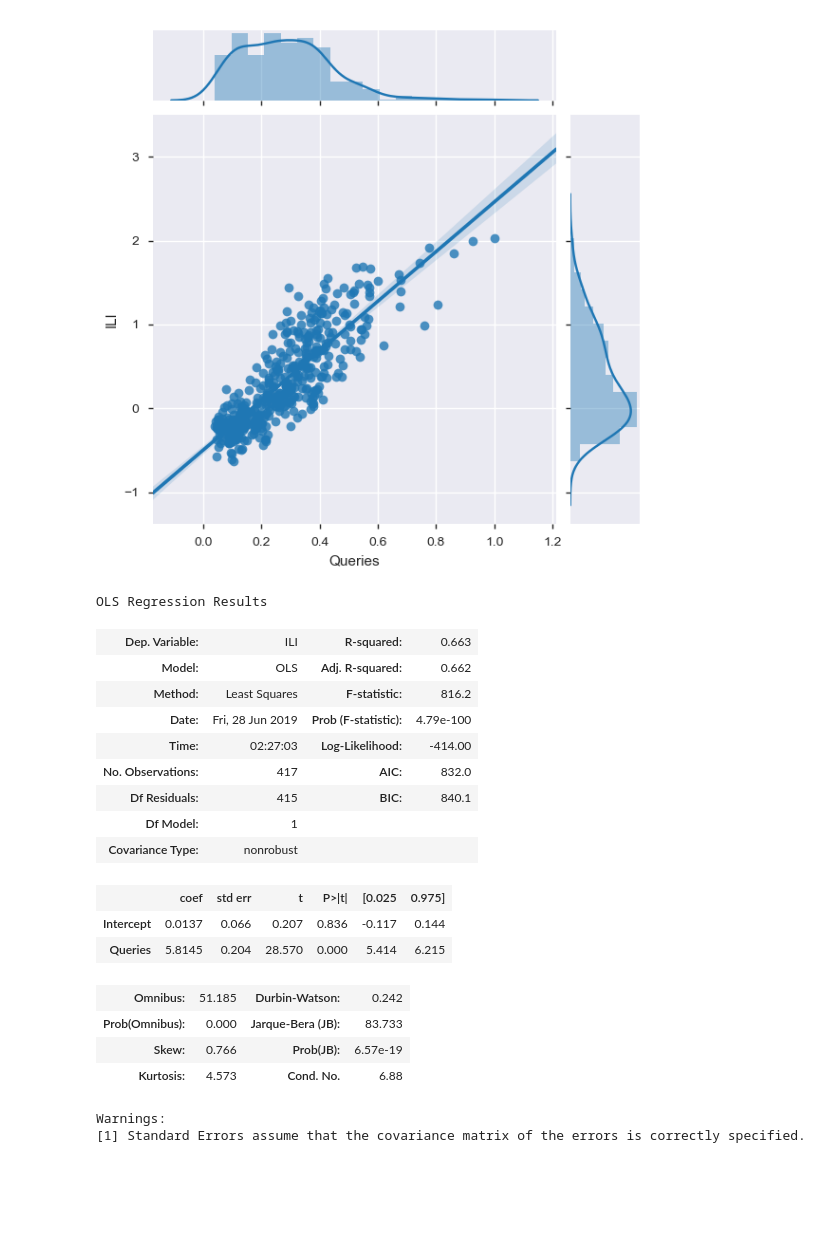
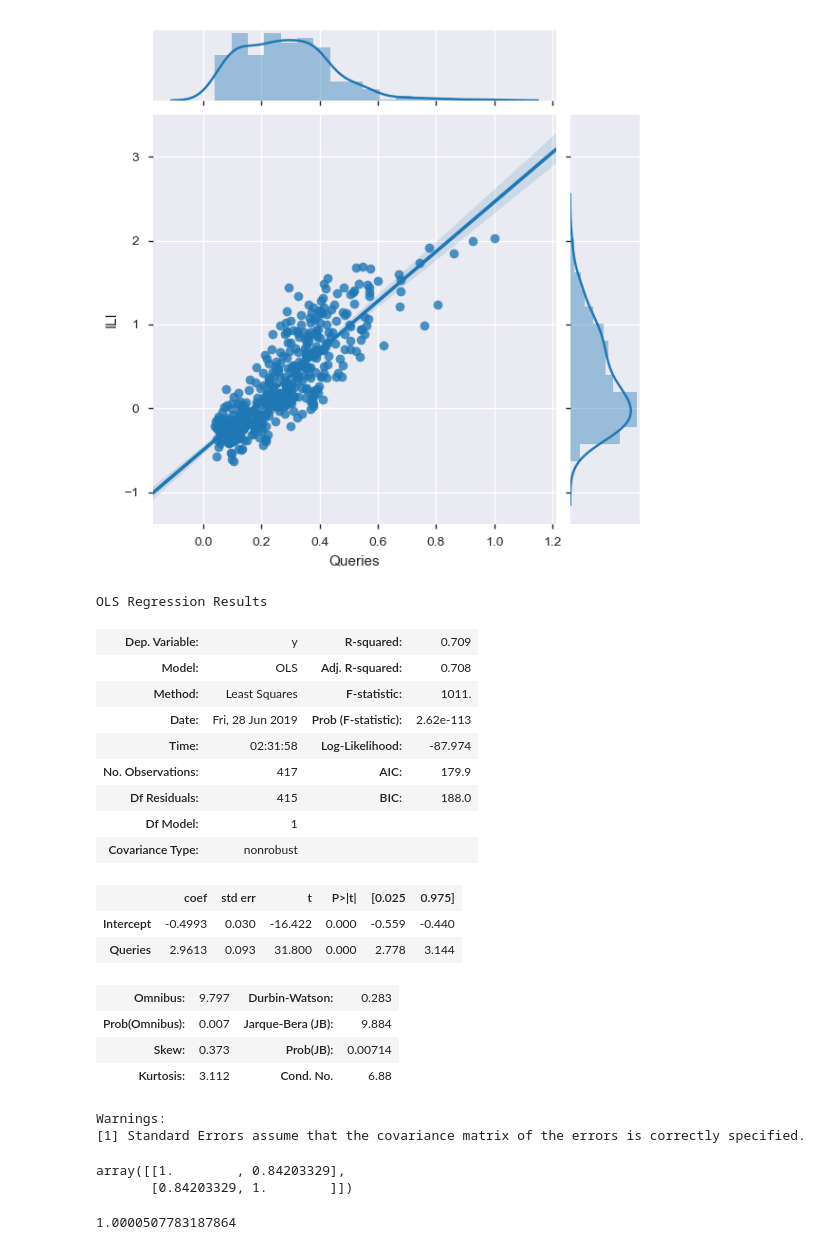
Before and after one commit to atheesh1998/Analytics-Edge, a Jupyter notebook: 2. Linear Regression/6. Flu Epidemic.ipynb, the cells around one changed output. Saved outputs shown, nothing was run; the diff lists cells and outputs as text; code cells hidden in the pictures; blank space fills up the shorter version.

```diff
--- a/2. Linear Regression/6. Flu Epidemic.ipynb
+++ b/2. Linear Regression/6. Flu Epidemic.ipynb
@@ -47,23 +49,28 @@ sns.jointplot(x = flu.Queries, y = np.log(flu.ILI), kind = 'reg')
 # %%
-lm = smf.ols(formula = 'ILI ~ Queries', data =flu).fit()
+lm = smf.ols(formula = 'y ~ Queries', data =flu).fit()
 lm.summary()
 # %% [output]
 OLS Regression Results
-| Dep. Variable: | ILI | R-squared: | 0.663 |
-| Model: | OLS | Adj. R-squared: | 0.662 |
-| Method: | Least Squares | F-statistic: | 816.2 |
-| Date: | Fri, 28 Jun 2019 | Prob (F-statistic): | 4.79e-100 |
-| Time: | 02:27:03 | Log-Likelihood: | -414.00 |
-| No. Observations: | 417 | AIC: | 832.0 |
-| Df Residuals: | 415 | BIC: | 840.1 |
+| Dep. Variable: | y | R-squared: | 0.709 |
+| Model: | OLS | Adj. R-squared: | 0.708 |
+| Method: | Least Squares | F-statistic: | 1011. |
+| Date: | Fri, 28 Jun 2019 | Prob (F-statistic): | 2.62e-113 |
+| Time: | 02:31:58 | Log-Likelihood: | -87.974 |
+| No. Observations: | 417 | AIC: | 179.9 |
+| Df Residuals: | 415 | BIC: | 188.0 |
 | Df Model: | 1 |  |  |
 | Covariance Type: | nonrobust |  |  |
 |  | coef | std err | t | P>|t| | [0.025 | 0.975] |
-| Intercept | 0.0137 | 0.066 | 0.207 | 0.836 | -0.117 | 0.144 |
-| Queries | 5.8145 | 0.204 | 28.570 | 0.000 | 5.414 | 6.215 |
+| Intercept | -0.4993 | 0.030 | -16.422 | 0.000 | -0.559 | -0.440 |
+| Queries | 2.9613 | 0.093 | 31.800 | 0.000 | 2.778 | 3.144 |
-| Omnibus: | 51.185 | Durbin-Watson: | 0.242 |
-| Prob(Omnibus): | 0.000 | Jarque-Bera (JB): | 83.733 |
-| Skew: | 0.766 | Prob(JB): | 6.57e-19 |
-| Kurtosis: | 4.573 | Cond. No. | 6.88 |
+| Omnibus: | 9.797 | Durbin-Watson: | 0.283 |
+| Prob(Omnibus): | 0.007 | Jarque-Bera (JB): | 9.884 |
+| Skew: | 0.373 | Prob(JB): | 0.00714 |
+| Kurtosis: | 3.112 | Cond. No. | 6.88 |
 Warnings:
 [1] Standard Errors assume that the covariance matrix of the errors is correctly specified.
+# %%
+np.corrcoef(y, flu.Queries)
+# %% [output]
+array([[1.        , 0.84203329],
+       [0.84203329, 1.        ]])
@@ -69,0 +80,4 @@ Warnings:
+# %%
+r2_score/corr**2
+# %% [output]
+1.0000507783187864
```
Also changed, not shown: parts of 14 cells of this notebook.
